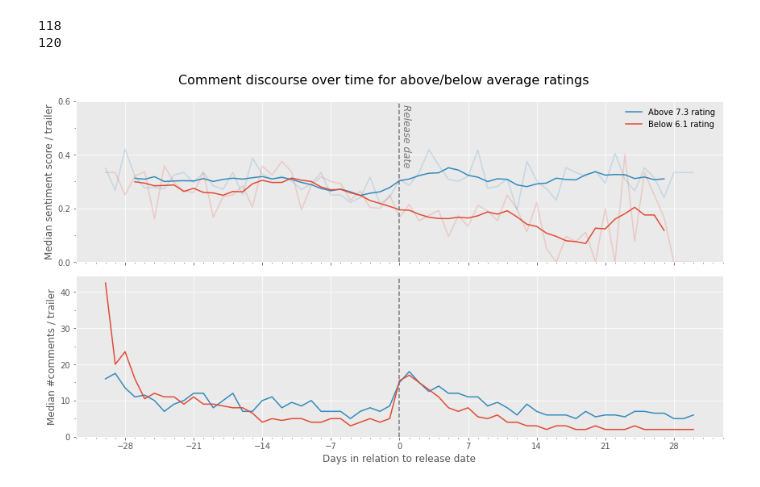
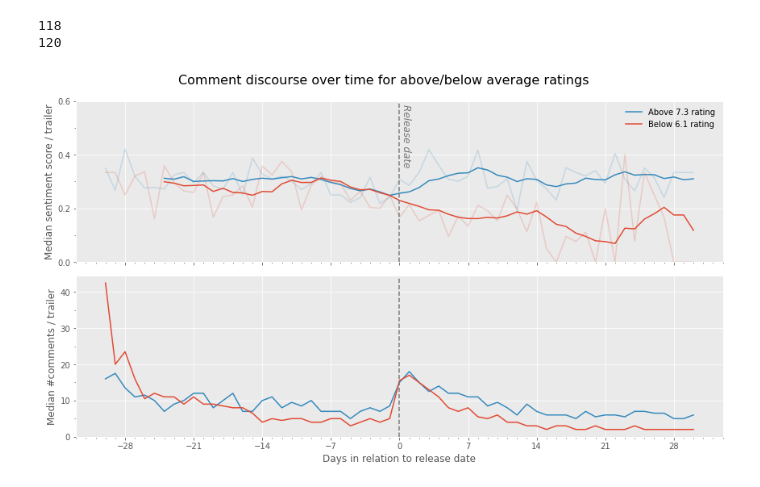
Before and after one commit to Marcus-Friis/data-in-the-wild, a Jupyter notebook: notebooks/reports/timeseries_analysis.ipynb, the cells around one changed output. Drawn from its saved outputs; the diff is of its cells as text; code cells hidden in the pictures.

```diff
--- a/notebooks/reports/timeseries_analysis.ipynb
+++ b/notebooks/reports/timeseries_analysis.ipynb
@@ -16,5 +16,5 @@ import visualizor
 # %%
-df = pd.read_csv('../../final_data.csv')
+df = pd.read_csv('../../data/processed/data.csv')
 # %%
 df = df[(df.commentDateOffset <= 30) & (df.commentDateOffset >= -30)]
 # %%
@@ -66,7 +66,7 @@ for condition in X.threshold.unique():
         numComments=('numComments', 'median')
     ).reset_index()
 
-    trend = Xagg.rolling(window=window_size, center=True).mean().sentiment
+    trend = Xagg.rolling(window=window_size).mean().sentiment
 
     trend = ax1.plot(Xagg.commentDateOffset, trend, **plot_dict[condition])
     ax1.plot(Xagg.commentDateOffset, Xagg.sentiment, alpha=.2)
@@ -79,32 +79,32 @@ ax1.axvline(x=0, **annot_params)
 ax1.text(0.1, .36, 'Release date', color=annot_params['color'], fontsize=12, fontstyle='italic', rotation=-90)
 
 ax1.set_ylabel('Median sentiment score / trailer')
 
 ax1.xaxis.set_major_locator(MultipleLocator(7))
 ax1.xaxis.set_minor_locator(MultipleLocator(1))
 
 ax1.yaxis.set_major_locator(MultipleLocator(.2))
 ax1.yaxis.set_minor_locator(MultipleLocator(.1))
 ax1.set_xticklabels([])
 
 
 ax2.axvline(x=0, **annot_params)
 
 ax2.xaxis.set_major_locator(MultipleLocator(7))
 ax2.xaxis.set_minor_locator(MultipleLocator(1))
 
 ax2.yaxis.set_major_locator(MultipleLocator(10))
 ax2.yaxis.set_minor_locator(MultipleLocator(5))
 
 ax2.set_xlabel('Days in relation to release date')
 ax2.set_ylabel('Median #comments / trailer')
 
 ax1.legend()
 
 
 plt.tight_layout()
 # %% [output]
 118
 120
-[figure, old version]
+[figure, new version]
 # %%
```
Also changed, not shown: parts of 2 cells of this notebook.
